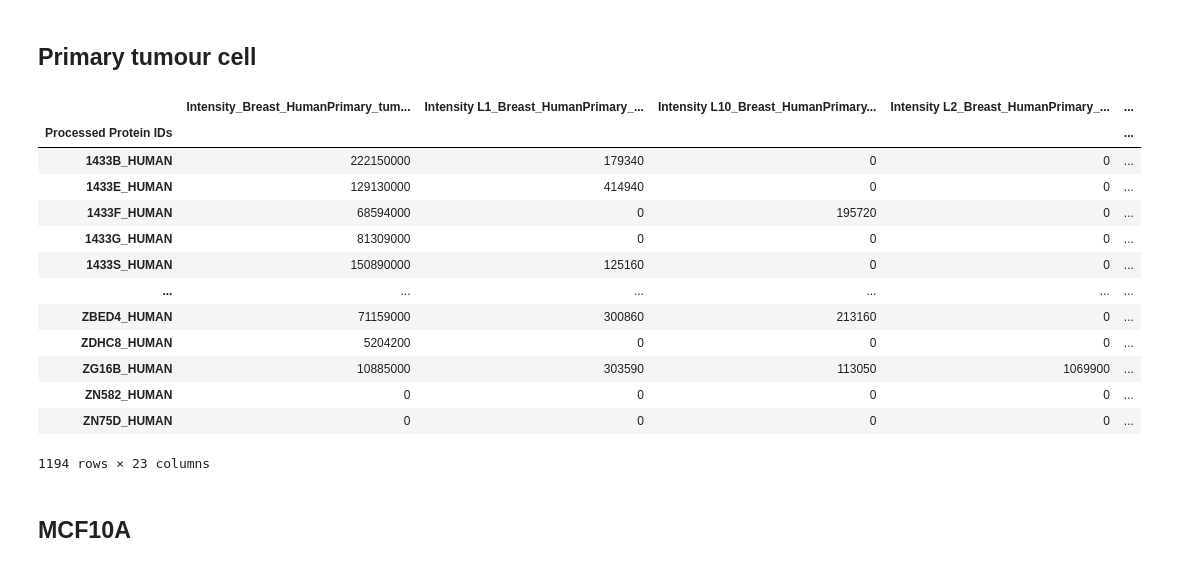
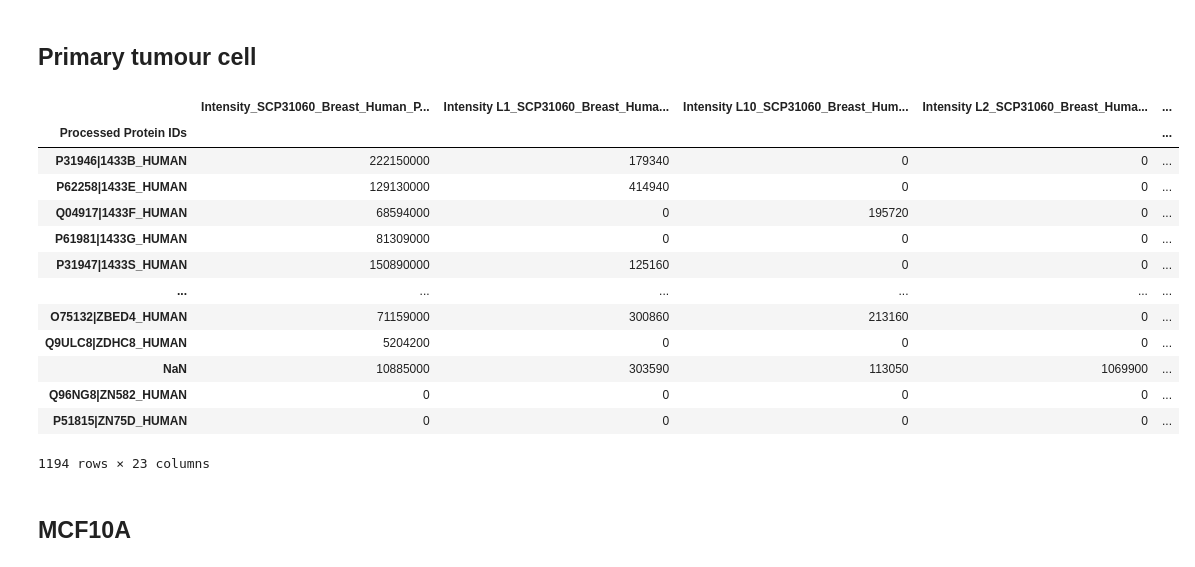
Before and after one commit to TaoYySC/SingleCellProteomics, a Jupyter notebook: include_all_intensity.ipynb, the cells around one changed output. Cells and saved outputs as stored; diff of their text form; code cells hidden in the pictures.

```diff
--- a/include_all_intensity.ipynb
+++ b/include_all_intensity.ipynb
@@ -231,26 +176,32 @@ data
 # %%
 data = pd.read_csv('MS-based-SCP/Breast/SCP31060/all_intensity_included_proteinGroups_LungMet_Primary.txt.csv',index_col = 0)
 data = process_raw_data(data)
 data = data[[col for col in data.columns if 'LFQ' not in col]]
-data.rename(columns={'Protein IDs': 'Processed Protein IDs'}, inplace=True)
+# data.rename(columns={'Protein IDs': 'Processed Protein IDs'}, inplace=True)
+data = data.merge(
+    index_map[['Protein IDs', 'Processed Protein IDs']],
+    on='Protein IDs',
+    how='left'
+)
+data.drop('Protein IDs', axis = 1, inplace = True)
 data.set_index('Processed Protein IDs',inplace = True)
-data.columns = data.columns + '_Breast' + '_Human' + 'Primary_tumour_cell'
-data.to_csv('MS-based-SCP/A_Checked_data/Breast_Human_Primary_tumour_cell.csv')
+data.columns = data.columns + '_SCP31060' + '_Breast' + '_Human' + '_PrimaryTumourCell'
+data.to_csv('MS-based-SCP/A_Checked_data/Breast_Human_PrimaryTumourCell.csv')
 data
 # %% [output]
-|  | Intensity_Breast_HumanPrimary_tum... | Intensity L1_Breast_HumanPrimary_... | Intensity L10_Breast_HumanPrimary... | Intensity L2_Breast_HumanPrimary_... | ... |
+|  | Intensity_SCP31060_Breast_Human_P... | Intensity L1_SCP31060_Breast_Huma... | Intensity L10_SCP31060_Breast_Hum... | Intensity L2_SCP31060_Breast_Huma... | ... |
 | Processed Protein IDs |  |  |  |  | ... |
-| 1433B_HUMAN | 222150000 | 179340 | 0 | 0 | ... |
-| 1433E_HUMAN | 129130000 | 414940 | 0 | 0 | ... |
-| 1433F_HUMAN | 68594000 | 0 | 195720 | 0 | ... |
-| 1433G_HUMAN | 81309000 | 0 | 0 | 0 | ... |
-| 1433S_HUMAN | 150890000 | 125160 | 0 | 0 | ... |
+| P31946|1433B_HUMAN | 222150000 | 179340 | 0 | 0 | ... |
+| P62258|1433E_HUMAN | 129130000 | 414940 | 0 | 0 | ... |
+| Q04917|1433F_HUMAN | 68594000 | 0 | 195720 | 0 | ... |
+| P61981|1433G_HUMAN | 81309000 | 0 | 0 | 0 | ... |
+| P31947|1433S_HUMAN | 150890000 | 125160 | 0 | 0 | ... |
 | ... | ... | ... | ... | ... | ... |
-| ZBED4_HUMAN | 71159000 | 300860 | 213160 | 0 | ... |
-| ZDHC8_HUMAN | 5204200 | 0 | 0 | 0 | ... |
-| ZG16B_HUMAN | 10885000 | 303590 | 113050 | 1069900 | ... |
-| ZN582_HUMAN | 0 | 0 | 0 | 0 | ... |
-| ZN75D_HUMAN | 0 | 0 | 0 | 0 | ... |
+| O75132|ZBED4_HUMAN | 71159000 | 300860 | 213160 | 0 | ... |
+| Q9ULC8|ZDHC8_HUMAN | 5204200 | 0 | 0 | 0 | ... |
+| NaN | 10885000 | 303590 | 113050 | 1069900 | ... |
+| Q96NG8|ZN582_HUMAN | 0 | 0 | 0 | 0 | ... |
+| P51815|ZN75D_HUMAN | 0 | 0 | 0 | 0 | ... |
 1194 rows × 23 columns
 # %% [markdown]
 ## MCF10A
```
Also changed, not shown: parts of 65 cells of this notebook, 1 other file.
